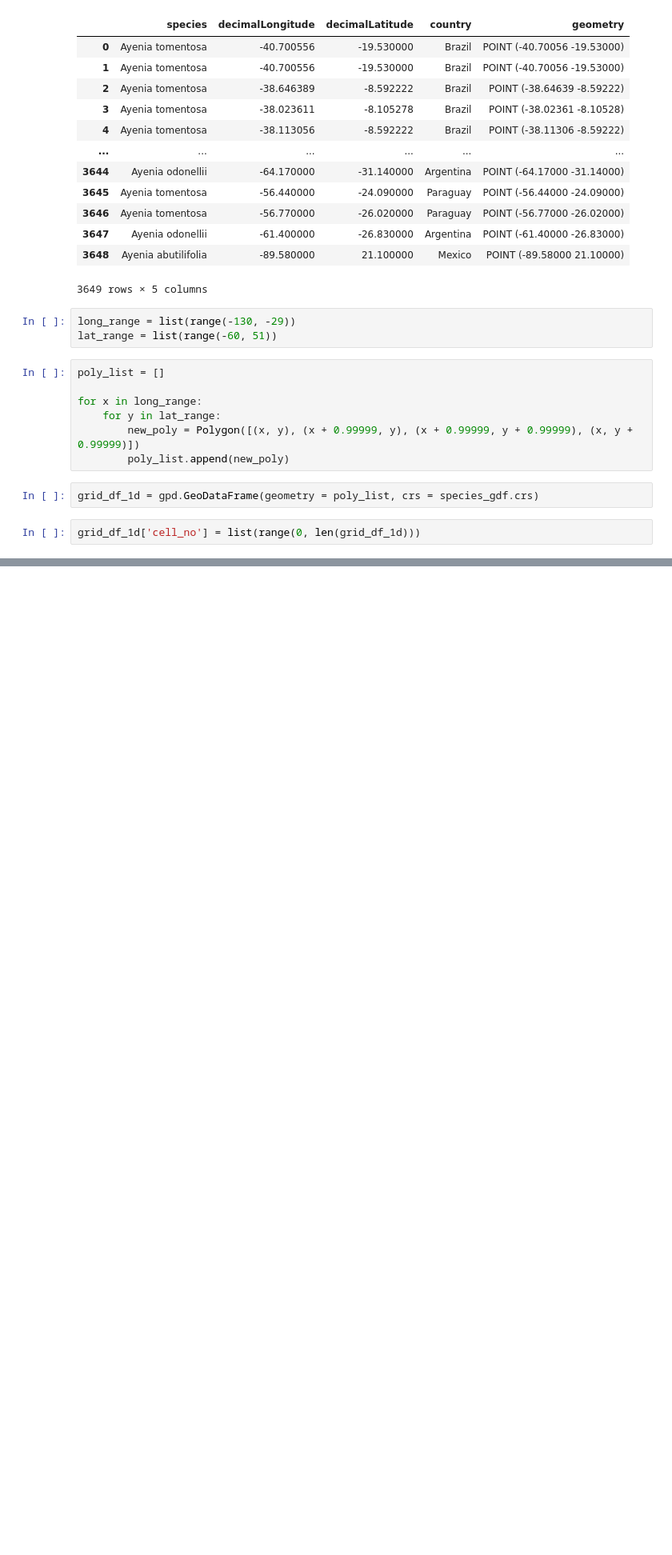
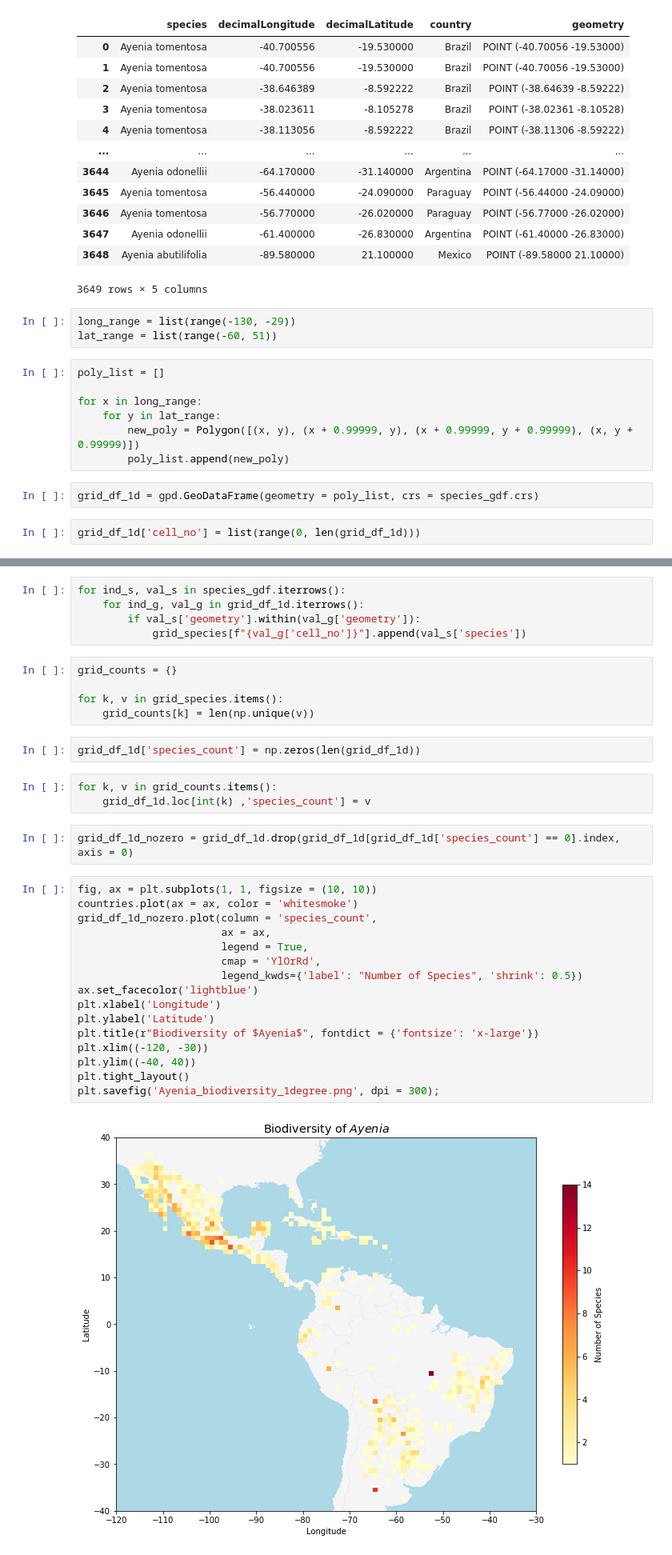
Before and after one commit to wvsharber/gbif-occurences, a Jupyter notebook: notebooks/GBIF_mapping.ipynb, the cells around one changed output, grey strips where cells are left out. Shown at 80% size. Drawn from its saved outputs; the diff is of its cells as text; blank space fills up the shorter version.

```diff
--- a/notebooks/GBIF_mapping.ipynb
+++ b/notebooks/GBIF_mapping.ipynb
@@ -145,0 +155,35 @@ for point in species_gdf['geometry']:
+# %%
+for ind_s, val_s in species_gdf.iterrows():
+    for ind_g, val_g in grid_df_1d.iterrows():
+        if val_s['geometry'].within(val_g['geometry']):
+            grid_species[f"{val_g['cell_no']}"].append(val_s['species'])
+# %%
+grid_counts = {}
+
+for k, v in grid_species.items():
+    grid_counts[k] = len(np.unique(v))
+# %%
+grid_df_1d['species_count'] = np.zeros(len(grid_df_1d))
+# %%
+for k, v in grid_counts.items():
+    grid_df_1d.loc[int(k) ,'species_count'] = v
+# %%
+grid_df_1d_nozero = grid_df_1d.drop(grid_df_1d[grid_df_1d['species_count'] == 0].index, axis = 0)
+# %%
+fig, ax = plt.subplots(1, 1, figsize = (10, 10))
+countries.plot(ax = ax, color = 'whitesmoke')
+grid_df_1d_nozero.plot(column = 'species_count',
+                       ax = ax,
+                       legend = True,
+                       cmap = 'YlOrRd',
+                       legend_kwds={'label': "Number of Species", 'shrink': 0.5})
+ax.set_facecolor('lightblue')
+plt.xlabel('Longitude')
+plt.ylabel('Latitude')
+plt.title(r"Biodiversity of $Ayenia$", fontdict = {'fontsize': 'x-large'})
+plt.xlim((-120, -30))
+plt.ylim((-40, 40))
+plt.tight_layout()
+plt.savefig('Ayenia_biodiversity_1degree.png', dpi = 300);
+# %% [output]
+[figure, added]
```
Also changed, not shown: parts of 6 cells of this notebook, 3 other files.
